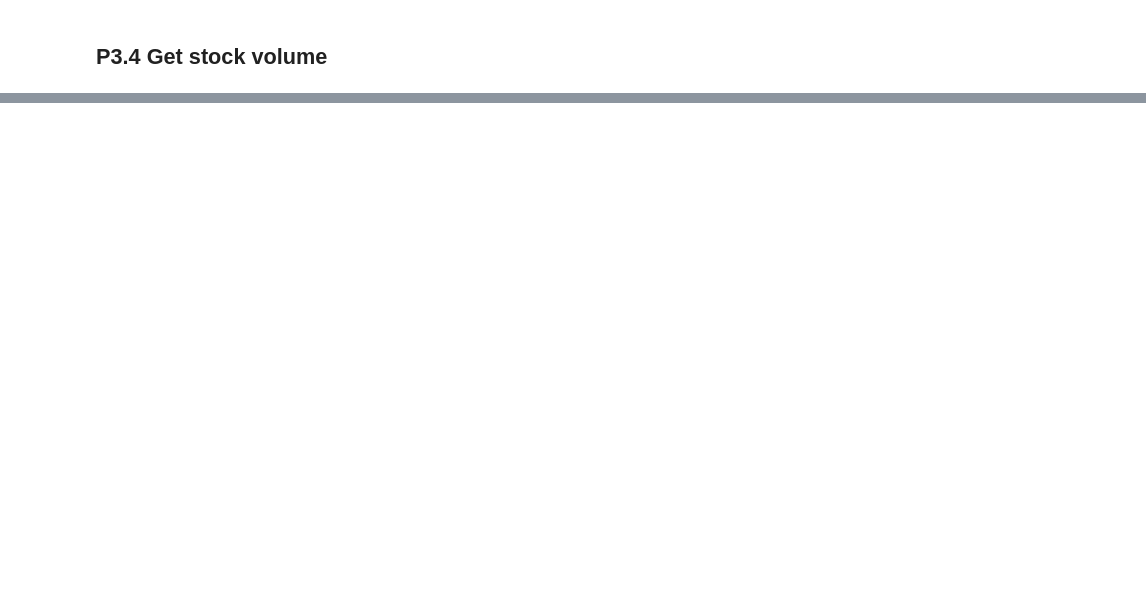
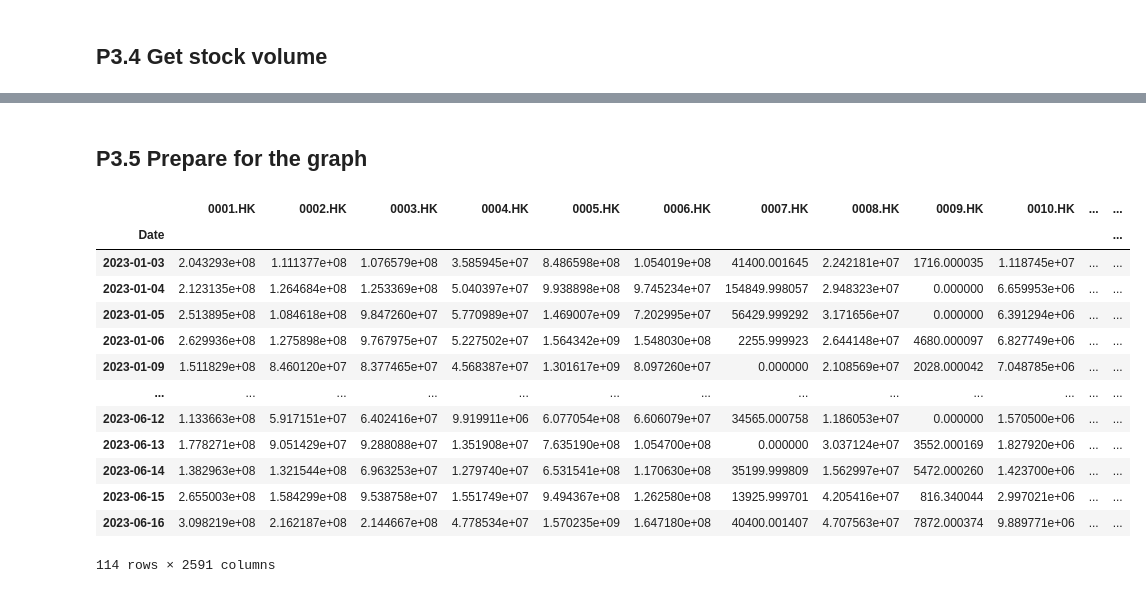
Before and after one commit to ckyma/exchatbook, a Jupyter notebook: getYahooData.ipynb, the cells around one changed output, grey strips where cells are left out. Cells and saved outputs as stored; diff of their text form; code cells hidden in the pictures; blank space fills up the shorter version.

```diff
--- a/getYahooData.ipynb
+++ b/getYahooData.ipynb
@@ -1076,3 +1286,5 @@ Date
 # %%
 # Export the Dataframe data to Pickle file
 szse_data.to_pickle("SZSE_stock_prices_2023.pkl")
+# %% [markdown]
+## P3.5 Prepare for the graph
@@ -1078,0 +1298,19 @@ szse_data.to_pickle("SZSE_stock_prices_2023.pkl")
+# %%
+# Get ADT data
+hkex_data_turnover = hkex_data["Adj Close"] * hkex_data["Volume"]
+hkex_data_turnover
+# %% [output]
+|  | 0001.HK | 0002.HK | 0003.HK | 0004.HK | 0005.HK | 0006.HK | 0007.HK | 0008.HK | 0009.HK | 0010.HK | ... | ... |
+| Date |  |  |  |  |  |  |  |  |  |  |  | ... |
+| 2023-01-03 | 2.043293e+08 | 1.111377e+08 | 1.076579e+08 | 3.585945e+07 | 8.486598e+08 | 1.054019e+08 | 41400.001645 | 2.242181e+07 | 1716.000035 | 1.118745e+07 | ... | ... |
+| 2023-01-04 | 2.123135e+08 | 1.264684e+08 | 1.253369e+08 | 5.040397e+07 | 9.938898e+08 | 9.745234e+07 | 154849.998057 | 2.948323e+07 | 0.000000 | 6.659953e+06 | ... | ... |
+| 2023-01-05 | 2.513895e+08 | 1.084618e+08 | 9.847260e+07 | 5.770989e+07 | 1.469007e+09 | 7.202995e+07 | 56429.999292 | 3.171656e+07 | 0.000000 | 6.391294e+06 | ... | ... |
+| 2023-01-06 | 2.629936e+08 | 1.275898e+08 | 9.767975e+07 | 5.227502e+07 | 1.564342e+09 | 1.548030e+08 | 2255.999923 | 2.644148e+07 | 4680.000097 | 6.827749e+06 | ... | ... |
+| 2023-01-09 | 1.511829e+08 | 8.460120e+07 | 8.377465e+07 | 4.568387e+07 | 1.301617e+09 | 8.097260e+07 | 0.000000 | 2.108569e+07 | 2028.000042 | 7.048785e+06 | ... | ... |
+| ... | ... | ... | ... | ... | ... | ... | ... | ... | ... | ... | ... | ... |
+| 2023-06-12 | 1.133663e+08 | 5.917151e+07 | 6.402416e+07 | 9.919911e+06 | 6.077054e+08 | 6.606079e+07 | 34565.000758 | 1.186053e+07 | 0.000000 | 1.570500e+06 | ... | ... |
+| 2023-06-13 | 1.778271e+08 | 9.051429e+07 | 9.288088e+07 | 1.351908e+07 | 7.635190e+08 | 1.054700e+08 | 0.000000 | 3.037124e+07 | 3552.000169 | 1.827920e+06 | ... | ... |
+| 2023-06-14 | 1.382963e+08 | 1.321544e+08 | 6.963253e+07 | 1.279740e+07 | 6.531541e+08 | 1.170630e+08 | 35199.999809 | 1.562997e+07 | 5472.000260 | 1.423700e+06 | ... | ... |
+| 2023-06-15 | 2.655003e+08 | 1.584299e+08 | 9.538758e+07 | 1.551749e+07 | 9.494367e+08 | 1.262580e+08 | 13925.999701 | 4.205416e+07 | 816.340044 | 2.997021e+06 | ... | ... |
+| 2023-06-16 | 3.098219e+08 | 2.162187e+08 | 2.144667e+08 | 4.778534e+07 | 1.570235e+09 | 1.647180e+08 | 40400.001407 | 4.707563e+07 | 7872.000374 | 9.889771e+06 | ... | ... |
+114 rows × 2591 columns
```
Also changed, not shown: parts of 35 cells of this notebook, 8 other files.
